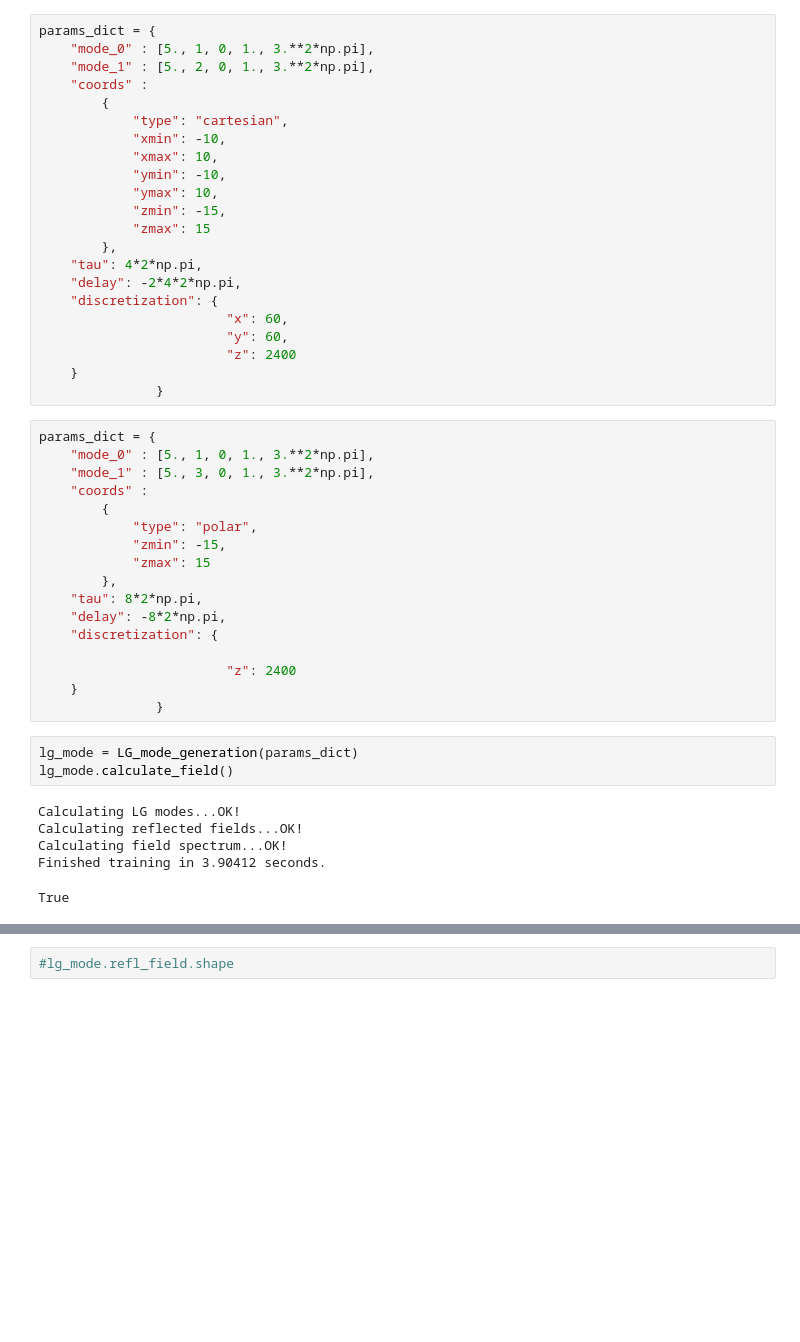
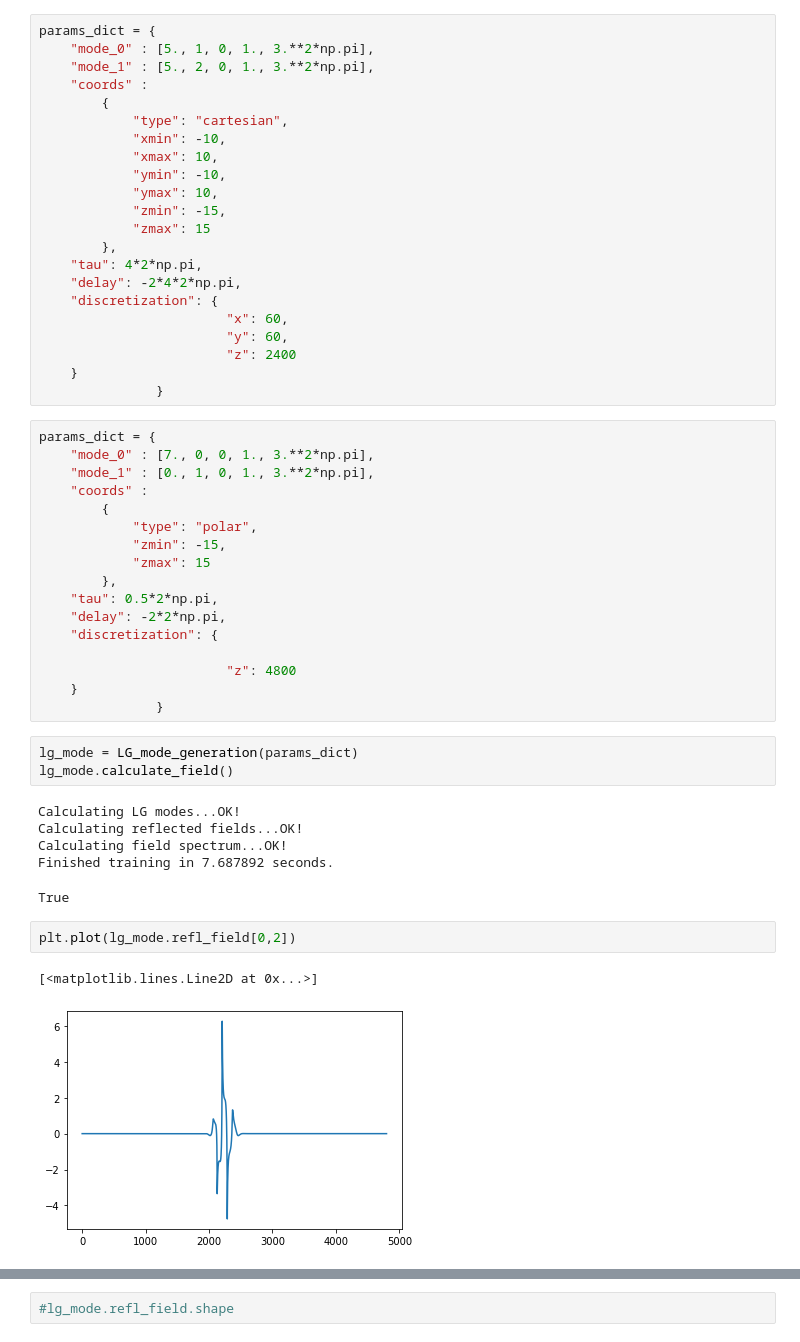
Before and after one commit to ekonyagin/wave_propagation, a Jupyter notebook: OAM_VTK_refined.ipynb, the cells around one changed output, grey strips where cells are left out. Drawn from its saved outputs; the diff is of its cells as text; blank space fills up the shorter version.

```diff
--- a/OAM_VTK_refined.ipynb
+++ b/OAM_VTK_refined.ipynb
@@ -293,19 +293,19 @@ params_dict = {
                }
 # %%
 params_dict = {
-    "mode_0" : [5., 1, 0, 1., 3.**2*np.pi],
-    "mode_1" : [5., 3, 0, 1., 3.**2*np.pi],
+    "mode_0" : [7., 0, 0, 1., 3.**2*np.pi],
+    "mode_1" : [0., 1, 0, 1., 3.**2*np.pi],
     "coords" :
         {
             "type": "polar",
             "zmin": -15,
             "zmax": 15
         },
-    "tau": 8*2*np.pi,
-    "delay": -8*2*np.pi,
+    "tau": 0.5*2*np.pi,
+    "delay": -2*2*np.pi,
     "discretization": {
 
-                        "z": 2400
+                        "z": 4800
     }
                }
 # %%
@@ -315,5 +315,10 @@ lg_mode.calculate_field()
 Calculating LG modes...OK!
 Calculating reflected fields...OK!
 Calculating field spectrum...OK!
-Finished training in 3.90412 seconds.
+Finished training in 7.687892 seconds.
 True
+# %%
+plt.plot(lg_mode.refl_field[0,2])
+# %% [output]
+[<matplotlib.lines.Line2D at 0x...>]
+[figure, added]
```
Also changed, not shown: parts of 40 cells of this notebook, 3 other files.
